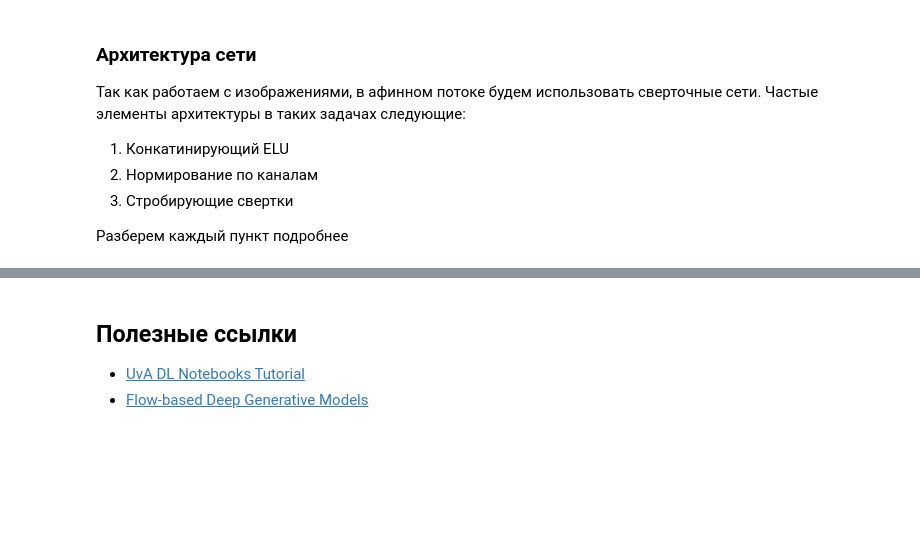
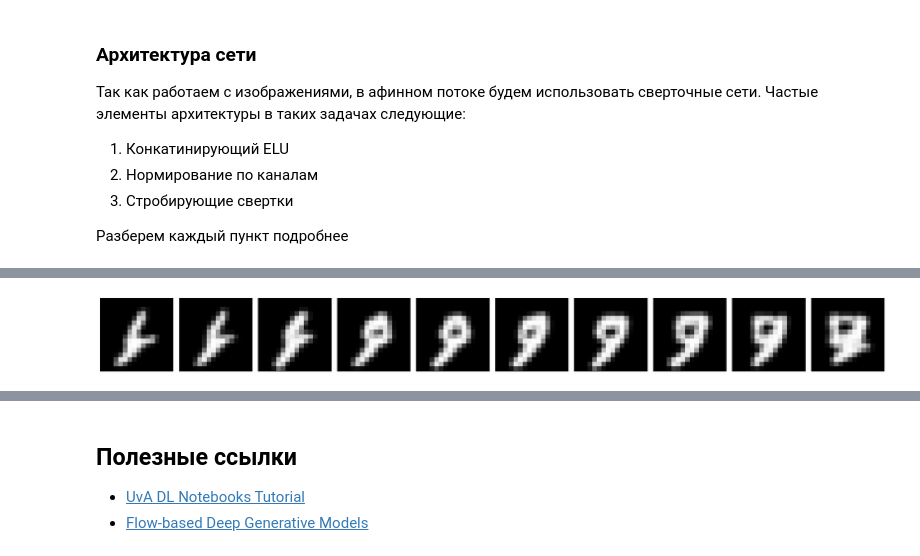
Before and after one commit to sswt/dive2gai, a Jupyter notebook: unit3/NormalizingFlowsIntro.ipynb, the cells around one changed output, grey strips where cells are left out. Saved outputs shown, nothing was run; the diff lists cells and outputs as text; code cells hidden in the pictures; blank space fills up the shorter version.

```diff
--- a/unit3/NormalizingFlowsIntro.ipynb
+++ b/unit3/NormalizingFlowsIntro.ipynb
@@ -697,3 +925,20 @@ plt.show()
+# %%
+plt.figure(figsize=(20, 2.5), tight_layout=True)
+
+z1, z2 = prior.sample((2, 8, 4, 4)).to(device)
+for i, alpha in enumerate(torch.arange(0, 1, 0.1)):
+    z = alpha * z1 + (1 - alpha) * z2
+    x = model.inverse(z.unsqueeze(0))[0][0]
+    plt.subplot(1, 10, i+1)
+    plt.imshow(ToPILImage()(x))
+for ax in plt.gcf().axes:
+    ax.set_facecolor(plt.cm.viridis(0.))
+    ax.get_xaxis().set_visible(False)
+    ax.get_yaxis().set_visible(False)
+
+plt.show()
+# %% [output]
+[figure, added]
 # %% [markdown]
 ## Упражнения
 
```
Also changed, not shown: parts of 32 cells of this notebook.
